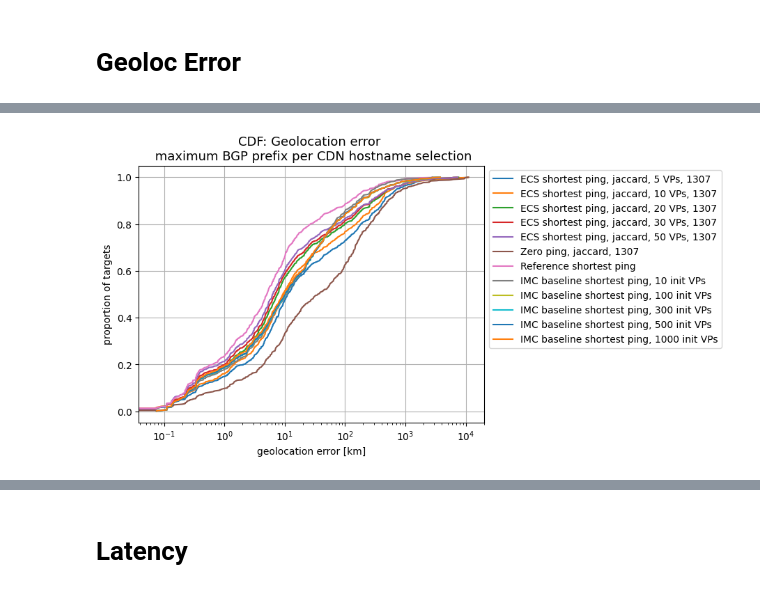
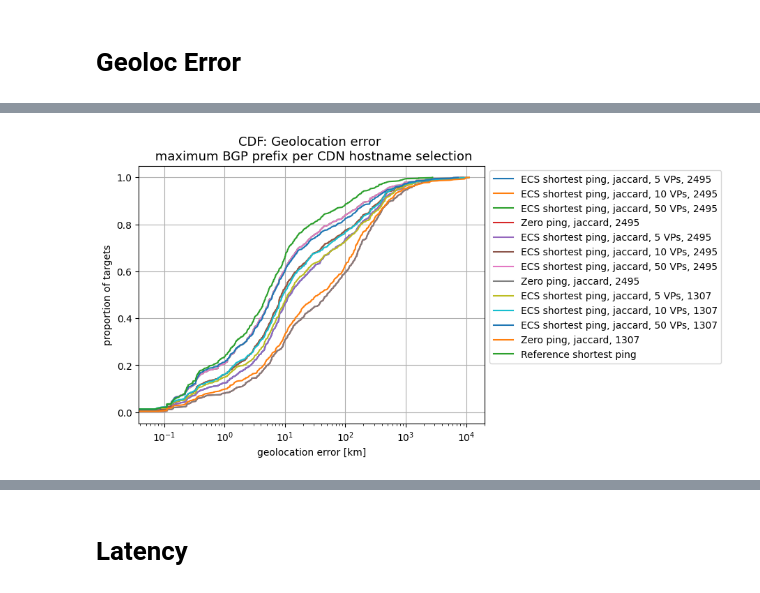
Before and after one commit to dioptra-io/georesolver, a Jupyter notebook: geogiant/evaluation/evaluation.ipynb, the cells around one changed output, grey strips where cells are left out. Drawn from its saved outputs; the diff is of its cells as text; code cells hidden in the pictures.

Commit message:
newcommer scores

```diff
--- a/geogiant/evaluation/evaluation.ipynb
+++ b/geogiant/evaluation/evaluation.ipynb
@@ -77,7 +77,8 @@ eval_files = [
     # "results__AMAZON-02_500_greedy_per_cdn.pickle",
     # "results__AMAZON-02_1000_greedy_per_cdn.pickle",
     # "results__all_cdns_10_hostname_per_cdn_max_bgp_prefix.pickle",
-    # "results__10_hostname_per_cdn_per_ns_major_cdn_threshold_0.2_bgp_prefix_threshold_2.pickle",
+    "results__10_hostname_per_cdn_per_ns_major_cdn_threshold_0.2_bgp_prefix_threshold_2.pickle",
+    "results__10_hostname_per_cdn_per_ns_major_cdn_threshold_0.2_bgp_prefix_threshold_5.pickle",
     "results__10_hostname_per_cdn_per_ns_major_cdn_threshold_0.6_bgp_prefix_threshold_2.pickle",
 ]
 
@@ -94,8 +95,18 @@ for file in eval_files:
     results_answer_subnet = eval.results_answer_bgp_prefixes
 
     score_config = eval.target_scores.score_config
+
+    main_org_threshold = score_config["main_org_threshold"]
+    bgp_prefixes_threshold = score_config["bgp_prefixes_threshold"]
+
+    logger.info(f"{main_org_threshold=}, {bgp_prefixes_threshold=}")
+
+    total_hostnames = set()
     for cdn, hostnames in score_config["hostname_per_cdn"].items():
-        logger.info(f"CDN:: {cdn}, {len(hostnames)} hostnames selected")
+        # logger.info(f"CDN:: {cdn}, {len(hostnames)} hostnames selected")
+        total_hostnames.update(hostnames)
+
+    logger.info(f"{len(total_hostnames)=}")
 
     d_error_per_budget = defaultdict(dict)
     for target, target_results_per_metric in results_answer_subnet.items():
@@ -118,7 +129,7 @@ for file in eval_files:
 
     for metric in d_error_per_budget:
         for budget, d_errors in d_error_per_budget[metric].items():
-            if budget in [5, 10, 20, 30, 50]:
+            if budget in [5, 10, 50]:
                 x, y = ecdf([d for d in d_errors])
                 m_error = round(np.median(d_errors), 2)
                 ax1.plot(
@@ -128,7 +139,7 @@ for file in eval_files:
                 )
 
                 logger.info(
-                    f"ECS shortest ping:: {metric}, {budget} VPs, median_error={round(m_error, 2)} [km]"
+                    f"ECS shortest ping:: {metric}, {budget} VPs, median_error={round(m_error, 2)} [km], {len(eval.target_scores.hostnames)} hostnames, {main_org_threshold}, {bgp_prefixes_threshold}"
                 )
 
     no_ping_per_metric = defaultdict(list)
@@ -150,6 +161,9 @@ for file in eval_files:
 
         logger.info(f"Zero ping:: {metric}, median_error={round(m_error, 2)} [km]")
 
+    logger.info("###############################")
+
+
 ref_shortest_ping_m_d = get_median_dist_error(
     ref_shortest_ping_results, "ref_shortest_ping_vp"
 )
@@ -163,23 +177,23 @@ logger.info(
     f"Reference shortest ping:: median_error={round(ref_shortest_ping_m_d, 2)} [km]"
 )
 
-for nb_init_vps in imc_baseline_results:
+# for nb_init_vps in imc_baseline_results:
 
-    x, y = ecdf(
-        [d[1] for d in imc_baseline_results[nb_init_vps] if d[1] and d[1] > 0.01]
-    )
-    m_error = round(
-        np.median([d[1] for d in imc_baseline_results[nb_init_vps] if d[1]]), 2
-    )
-    ax1.plot(
-        x,
-        y,
-        label=f"IMC baseline shortest ping, {nb_init_vps} init VPs",
-    )
+#     x, y = ecdf(
+#         [d[1] for d in imc_baseline_results[nb_init_vps] if d[1] and d[1] > 0.01]
+#     )
+#     m_error = round(
+#         np.median([d[1] for d in imc_baseline_results[nb_init_vps] if d[1]]), 2
+#     )
+#     ax1.plot(
+#         x,
+#         y,
+#         label=f"IMC baseline shortest ping, {nb_init_vps} init VPs",
+#     )
 
-    logger.info(
-        f"ECS shortest ping:: IMC baseline shortest ping, {nb_init_vps} init VPs, median_error={round(m_error, 2)} [km]"
-    )
+#     logger.info(
+#         f"ECS shortest ping:: IMC baseline shortest ping, {nb_init_vps} init VPs, median_error={round(m_error, 2)} [km]"
+#     )
 
 plt.xlabel("geolocation error [km]")
 plt.ylabel("proportion of targets")
@@ -214,4 +228,4 @@ plt.show()
-[figure, old version]
+[figure, new version]
 # %%
 eval_files = [
     "results__GOOGLE_1_max_bgp_prefixes.pickle",
```
Also changed, not shown: parts of 3 cells of this notebook, 1 other file.
